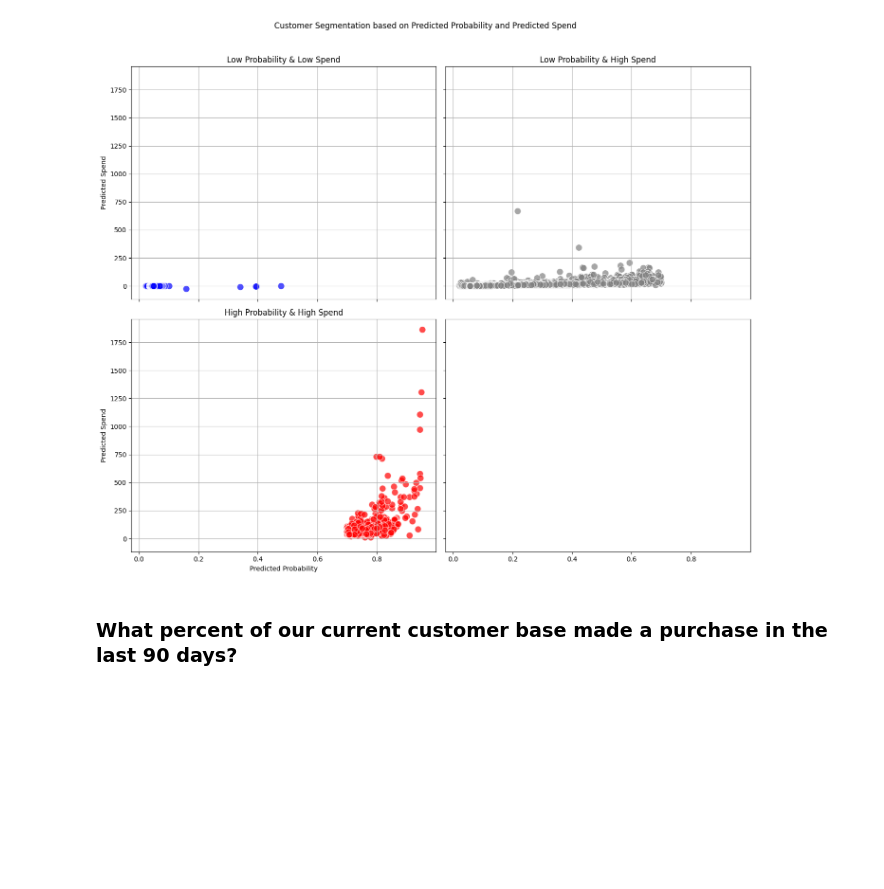
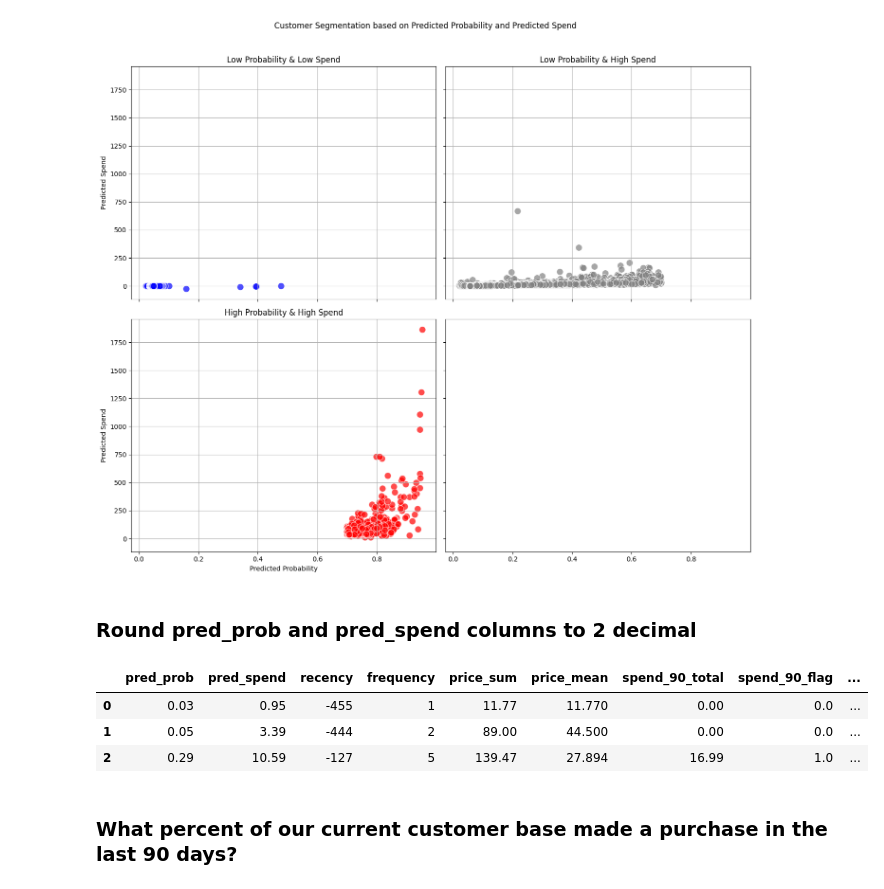
Before and after one commit to gregorywmorris/cdnow-customer-value, a Jupyter notebook: src/notebooks/customer_ltv.ipynb, the cells around one changed output. Drawn from its saved outputs; the diff is of its cells as text; code cells hidden in the pictures; blank space fills up the shorter version.

```diff
--- a/src/notebooks/customer_ltv.ipynb
+++ b/src/notebooks/customer_ltv.ipynb
@@ -2061,3 +2074,6 @@ plt.tight_layout(rect=[0, 0, 1, 0.96])
 plt.show()
 # %% [output]
 [figure]
+# %% [markdown]
+
+### Round pred_prob and pred_spend columns to 2 decimal
@@ -2064,3 +2086,10 @@ plt.show()
+# %%
+predictions_round.head(3)
+# %% [output]
+|  | pred_prob | pred_spend | recency | frequency | price_sum | price_mean | spend_90_total | spend_90_flag | ... |
+| 0 | 0.03 | 0.95 | -455 | 1 | 11.77 | 11.770 | 0.00 | 0.0 | ... |
+| 1 | 0.05 | 3.39 | -444 | 2 | 89.00 | 44.500 | 0.00 | 0.0 | ... |
+| 2 | 0.29 | 10.59 | -127 | 5 | 139.47 | 27.894 | 16.99 | 1.0 | ... |
 # %% [markdown]
 ### What percent of our current customer base made a purchase in the last 90 days?
 # %%
```
Also changed, not shown: parts of 11 cells of this notebook, 10 other files.
